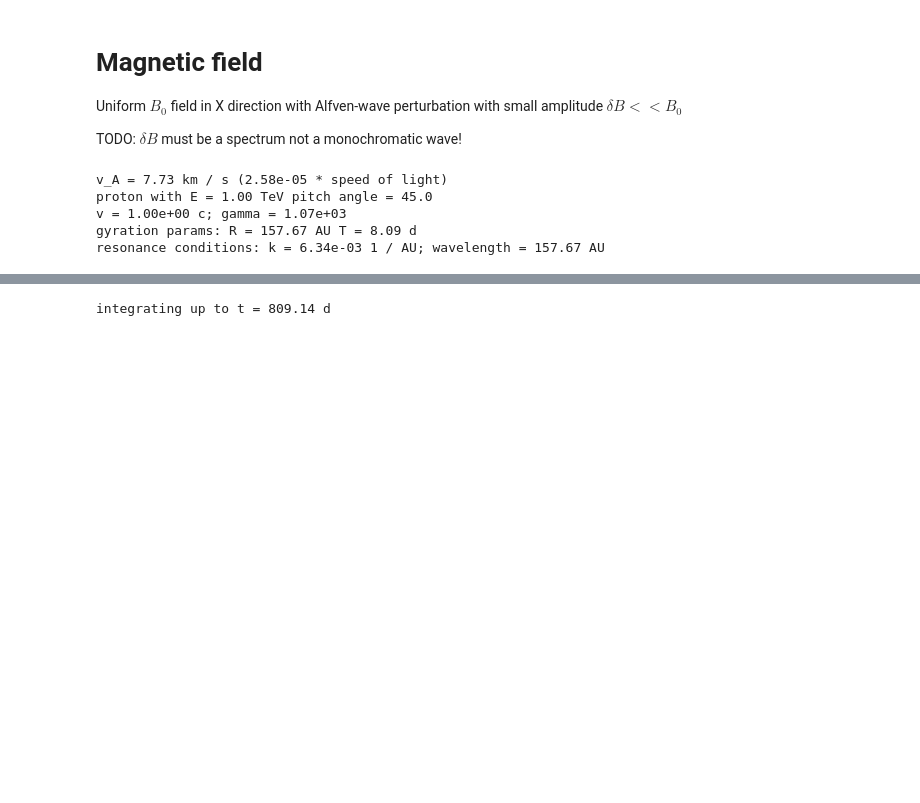
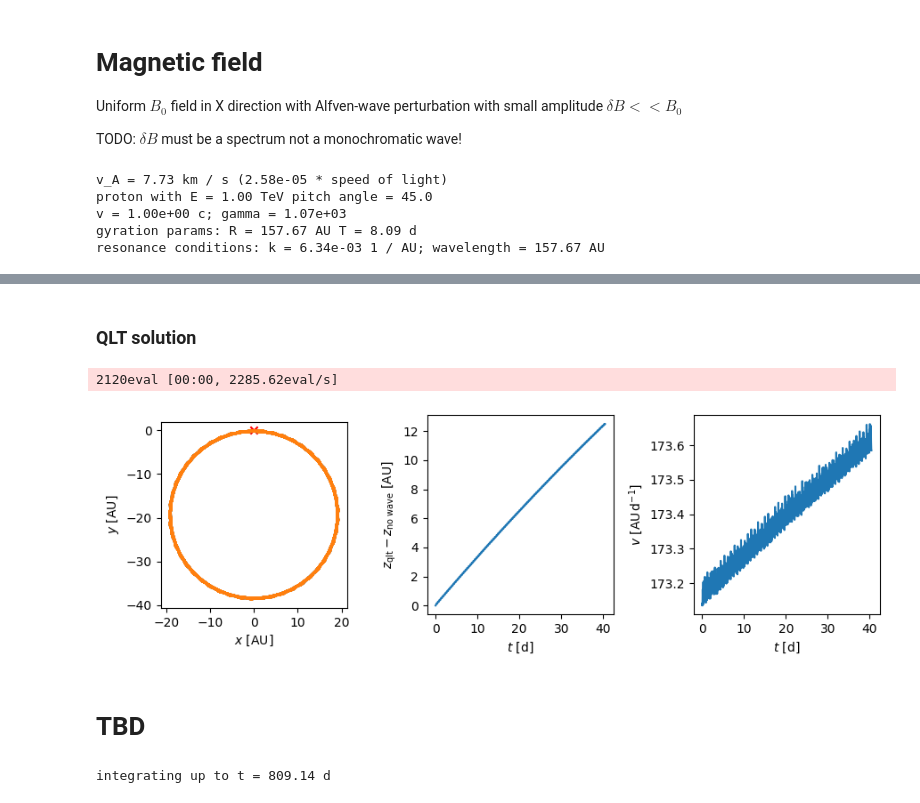
Before and after one commit to nj-vs-vh/gssi-he-th, a Jupyter notebook: Pitch Angle Diffusion Simulation.ipynb, the cells around one changed output, grey strips where cells are left out. Drawn from its saved outputs; the diff is of its cells as text; code cells hidden in the pictures; blank space fills up the shorter version.

```diff
--- a/Pitch Angle Diffusion Simulation.ipynb
+++ b/Pitch Angle Diffusion Simulation.ipynb
@@ -259 +370,35 @@ def get_ode_initial(E: u.Quantity[u.eV], theta: float) -> np.ndarray:
+# %% [markdown]
+### QLT solution
+# %%
+with tqdm(unit="eval") as pbar:
+    qlt_solution = solve_ivp(
+        fun=get_ode_rhs(
+            k=particle.k_res * 1.2,
+            B_phase=np.pi / 3,
+            gamma=gamma,
+            approx="qlt",
+        ),
+        t_span=(0, t_max.to(T_UNIT).value),
+        y0=theta0,
+        args=[pbar, False],
+        t_eval=t_eval,
+        # max_step=(particle.T_L / 20).to(T_UNIT).value,
+    )
+
+_, axes = plt.subplots(ncols=3, figsize=(9, 3))
+axes[0].plot(qlt_solution.y[4, :] * L_UNIT, qlt_solution.y[5, :] * L_UNIT)
+axes[0].plot(no_wave_solution.y[4, :] * L_UNIT, no_wave_solution.y[5, :] * L_UNIT)
+axes[0].scatter(0, 0, marker="x", color="r")
+axes[0].set_aspect(1)
+label_axes(axes[0], "x", "y")
+axes[1].plot(t_eval, (qlt_solution.y[3, :] - no_wave_solution.y[3, :]) * L_UNIT)
+label_axes(axes[1], "t", "z_{\\text{qlt}} - z_{\\text{no wave}}")
+axes[2].plot(t_eval, np.sqrt(np.sum(no_wave_solution.y[0:3, :] ** 2, axis=0)) * V_UNIT)
+label_axes(axes[2], "t", "v")
+plt.tight_layout()
+# %% [output]
+2120eval [00:00, 2285.62eval/s]
+[figure, added]
+# %% [markdown]
+# TBD
 # %%
```
Also changed, not shown: parts of 13 cells of this notebook, 1 other file.
